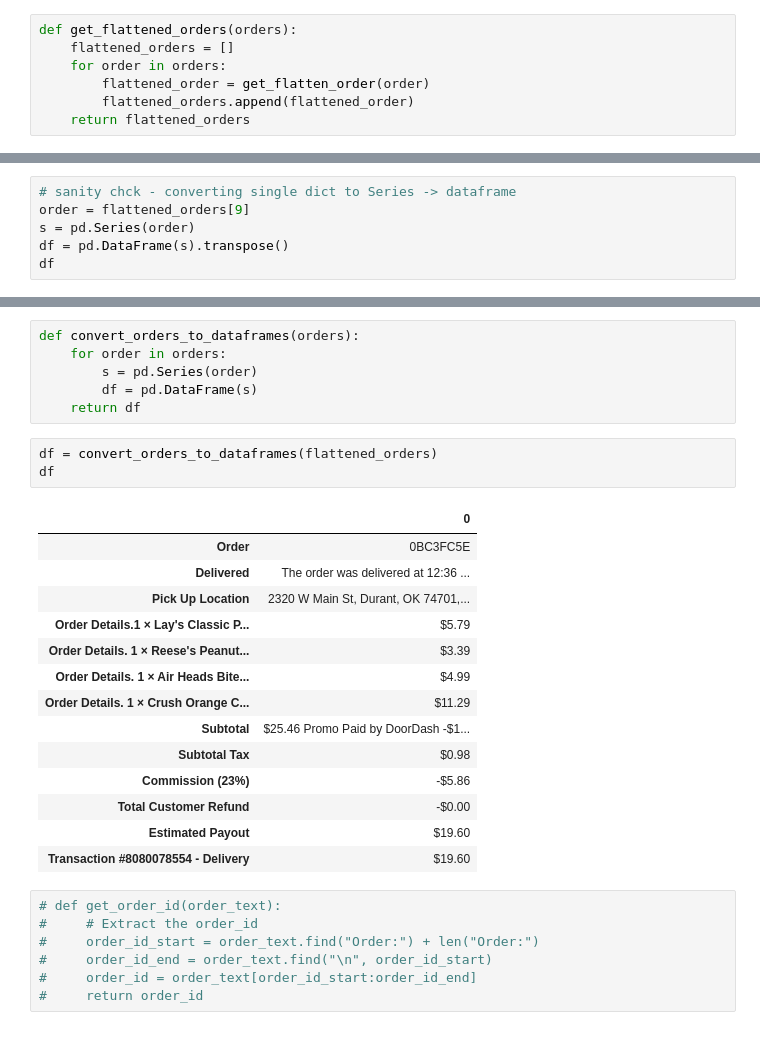
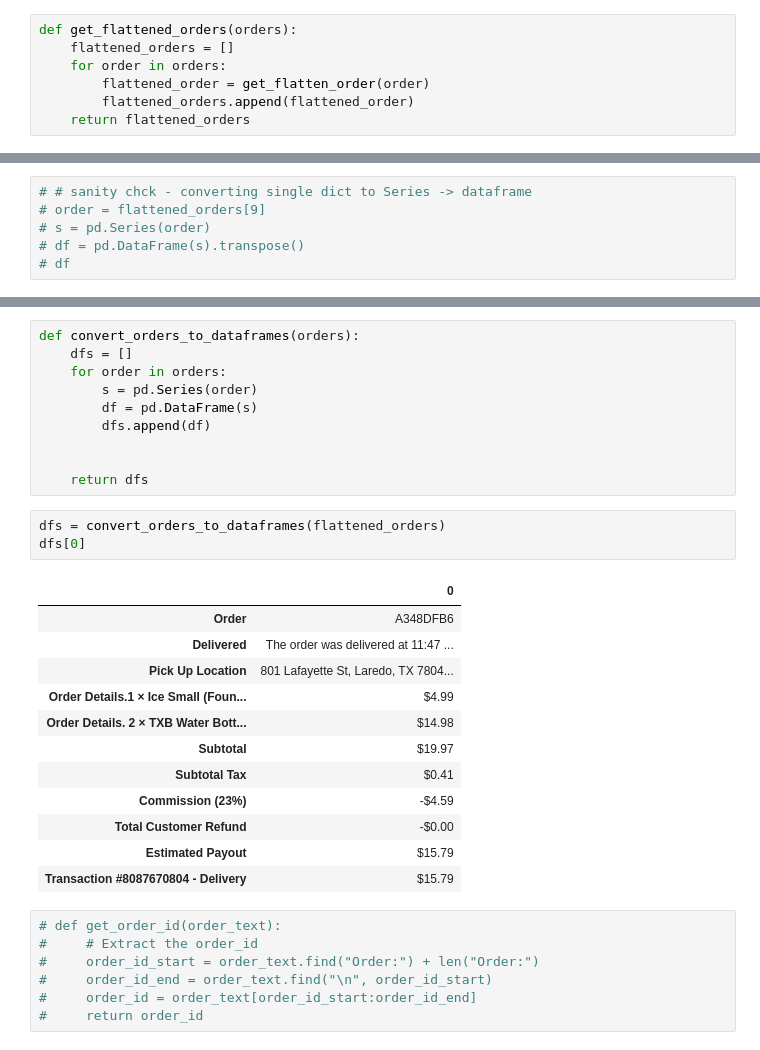
Before and after one commit to ericdwkim/door_dash_bot, a Jupyter notebook: dev/test.ipynb, the cells around one changed output, grey strips where cells are left out. Cells and saved outputs as stored; diff of their text form.

```diff
--- a/dev/test.ipynb
+++ b/dev/test.ipynb
@@ -647,6 +665,6 @@ flattened_orders
 # %%
-# sanity chck - converting single dict to Series -> dataframe
-order = flattened_orders[9]
-s = pd.Series(order)
-df = pd.DataFrame(s).transpose()
-df
+# # sanity chck - converting single dict to Series -> dataframe
+# order = flattened_orders[9]
+# s = pd.Series(order)
+# df = pd.DataFrame(s).transpose()
+# df
@@ -656,27 +671,29 @@ df
 # %%
 def convert_orders_to_dataframes(orders):
+    dfs = []
     for order in orders:
         s = pd.Series(order)
         df = pd.DataFrame(s)
-    return df
+        dfs.append(df)
+
+
+    return dfs
 # %%
-df = convert_orders_to_dataframes(flattened_orders)
-df
+dfs = convert_orders_to_dataframes(flattened_orders)
+dfs[0]
 # %% [output]
 |  | 0 |
-| Order | 0BC3FC5E |
-| Delivered | The order was delivered at 12:36 ... |
-| Pick Up Location | 2320 W Main St, Durant, OK 74701,... |
-| Order Details.1 × Lay's Classic P... | $5.79 |
-| Order Details. 1 × Reese's Peanut... | $3.39 |
-| Order Details. 1 × Air Heads Bite... | $4.99 |
-| Order Details. 1 × Crush Orange C... | $11.29 |
-| Subtotal | $25.46 Promo Paid by DoorDash -$1... |
-| Subtotal Tax | $0.98 |
-| Commission (23%) | -$5.86 |
+| Order | A348DFB6 |
+| Delivered | The order was delivered at 11:47 ... |
+| Pick Up Location | 801 Lafayette St, Laredo, TX 7804... |
+| Order Details.1 × Ice Small (Foun... | $4.99 |
+| Order Details. 2 × TXB Water Bott... | $14.98 |
+| Subtotal | $19.97 |
+| Subtotal Tax | $0.41 |
+| Commission (23%) | -$4.59 |
 | Total Customer Refund | -$0.00 |
-| Estimated Payout | $19.60 |
-| Transaction #8080078554 - Delivery | $19.60 |
+| Estimated Payout | $15.79 |
+| Transaction #8087670804 - Delivery | $15.79 |
 # %%
 # def get_order_id(order_text):
 #     # Extract the order_id
```
Also changed, not shown: parts of 2 cells of this notebook.
